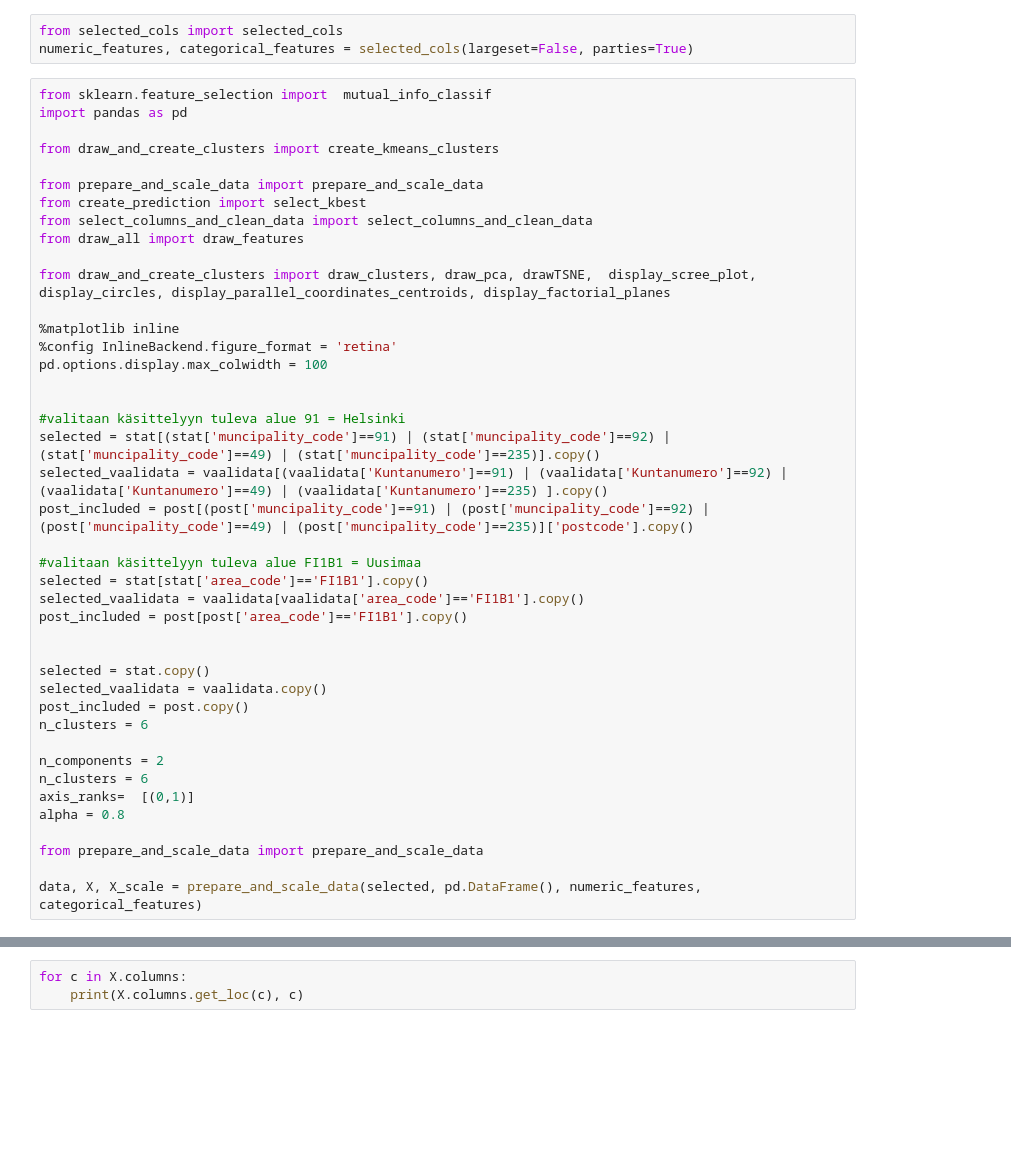
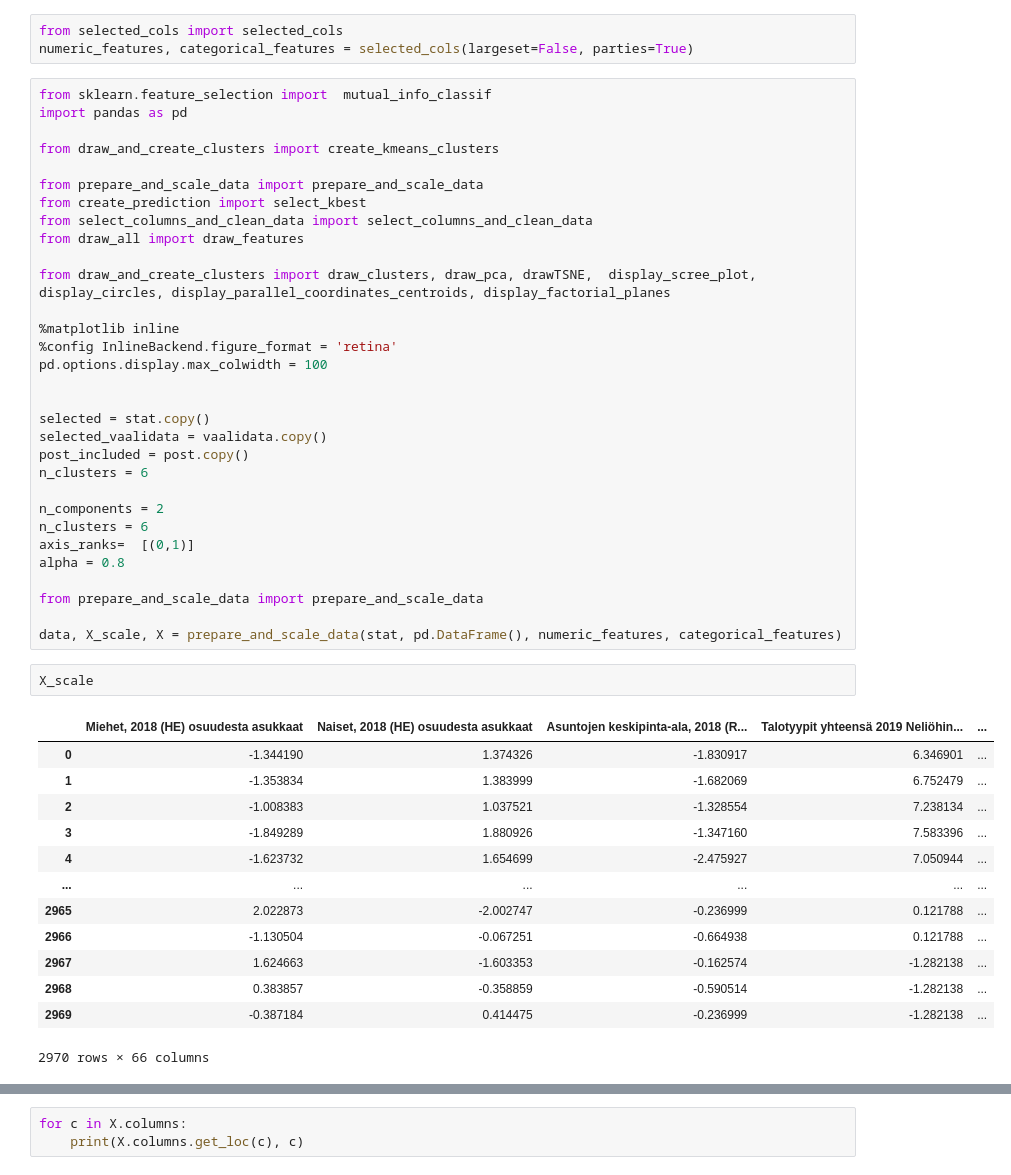
Before and after one commit to launis/areadata, a Jupyter notebook: clustering_pre_check.ipynb, the cells around one changed output, grey strips where cells are left out. Cells and saved outputs as stored; diff of their text form; blank space fills up the shorter version.

```diff
--- a/clustering_pre_check.ipynb
+++ b/clustering_pre_check.ipynb
@@ -30,17 +30,6 @@ from draw_and_create_clusters import draw_clusters, draw_pca, drawTSNE,  display
 pd.options.display.max_colwidth = 100
 
 
-#valitaan käsittelyyn tuleva alue 91 = Helsinki
-selected = stat[(stat['muncipality_code']==91) | (stat['muncipality_code']==92) | (stat['muncipality_code']==49) | (stat['muncipality_code']==235)].copy()
-selected_vaalidata = vaalidata[(vaalidata['Kuntanumero']==91) | (vaalidata['Kuntanumero']==92) | (vaalidata['Kuntanumero']==49) | (vaalidata['Kuntanumero']==235) ].copy()
-post_included = post[(post['muncipality_code']==91) | (post['muncipality_code']==92) | (post['muncipality_code']==49) | (post['muncipality_code']==235)]['postcode'].copy()
-
-#valitaan käsittelyyn tuleva alue FI1B1 = Uusimaa
-selected = stat[stat['area_code']=='FI1B1'].copy()
-selected_vaalidata = vaalidata[vaalidata['area_code']=='FI1B1'].copy()
-post_included = post[post['area_code']=='FI1B1'].copy()
-
-
 selected = stat.copy()
 selected_vaalidata = vaalidata.copy()
 post_included = post.copy()
@@ -53,5 +42,21 @@ alpha = 0.8
 
 from prepare_and_scale_data import prepare_and_scale_data
 
-data, X, X_scale = prepare_and_scale_data(selected, pd.DataFrame(), numeric_features, categorical_features)
+data, X_scale, X = prepare_and_scale_data(stat, pd.DataFrame(), numeric_features, categorical_features)
+# %%
+X_scale
+# %% [output]
+|  | Miehet, 2018 (HE) osuudesta asukkaat | Naiset, 2018 (HE) osuudesta asukkaat | Asuntojen keskipinta-ala, 2018 (R... | Talotyypit yhteensä 2019 Neliöhin... | ... |
+| 0 | -1.344190 | 1.374326 | -1.830917 | 6.346901 | ... |
+| 1 | -1.353834 | 1.383999 | -1.682069 | 6.752479 | ... |
+| 2 | -1.008383 | 1.037521 | -1.328554 | 7.238134 | ... |
+| 3 | -1.849289 | 1.880926 | -1.347160 | 7.583396 | ... |
+| 4 | -1.623732 | 1.654699 | -2.475927 | 7.050944 | ... |
+| ... | ... | ... | ... | ... | ... |
+| 2965 | 2.022873 | -2.002747 | -0.236999 | 0.121788 | ... |
+| 2966 | -1.130504 | -0.067251 | -0.664938 | 0.121788 | ... |
+| 2967 | 1.624663 | -1.603353 | -0.162574 | -1.282138 | ... |
+| 2968 | 0.383857 | -0.358859 | -0.590514 | -1.282138 | ... |
+| 2969 | -0.387184 | 0.414475 | -0.236999 | -1.282138 | ... |
+2970 rows × 66 columns
 # %%
```
Also changed, not shown: parts of 5 cells of this notebook, 4 other files.
